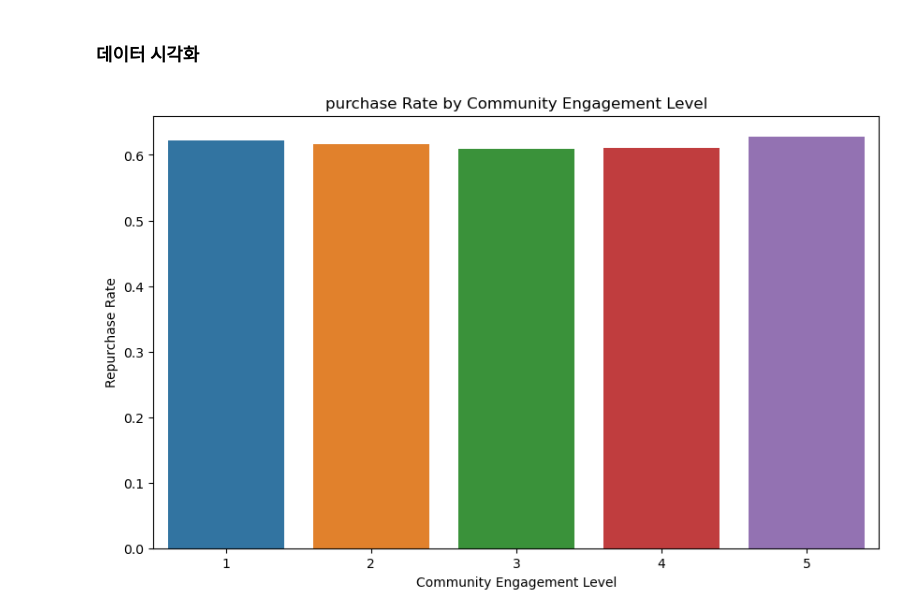
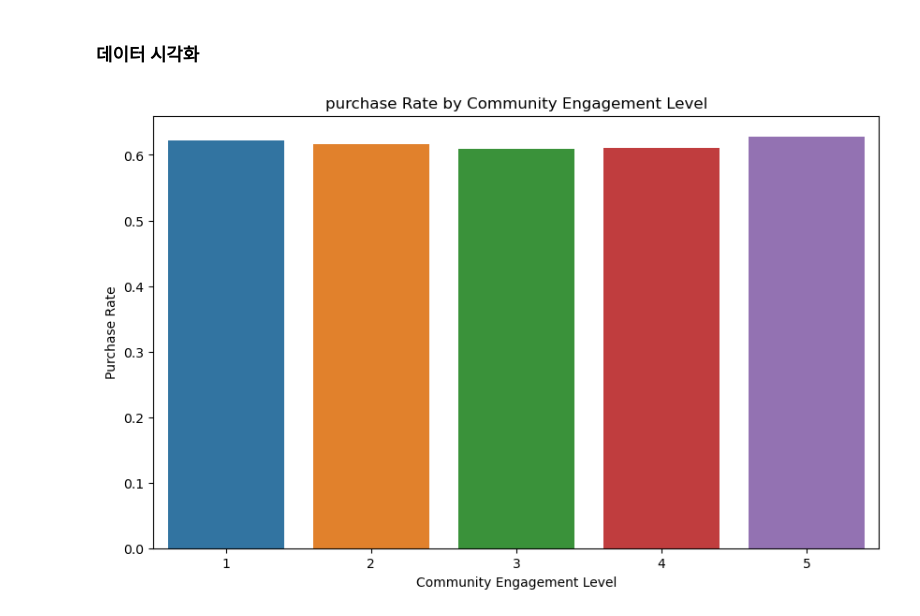
Before and after one commit to soogyoungKim/wassup3, a Jupyter notebook: 05_Data_Analysis/DA_Mini_Project.ipynb, the cells around one changed output. Drawn from its saved outputs; the diff is of its cells as text; code cells hidden in the pictures.

```diff
--- a/05_Data_Analysis/DA_Mini_Project.ipynb
+++ b/05_Data_Analysis/DA_Mini_Project.ipynb
@@ -520,9 +547,9 @@ p-value: 0.5890920354458937
 # %%
 plt.figure(figsize=(10, 6))
 sns.barplot(x=purchase_rate.index, y=purchase_rate.values)
 plt.title('purchase Rate by Community Engagement Level')
 plt.xlabel('Community Engagement Level')
-plt.ylabel('Repurchase Rate')
+plt.ylabel('Purchase Rate')
 plt.show()
 # %% [output]
-[figure, old version]
+[figure, new version]
```
Also changed, not shown: parts of 6 cells of this notebook, 1 other file.
